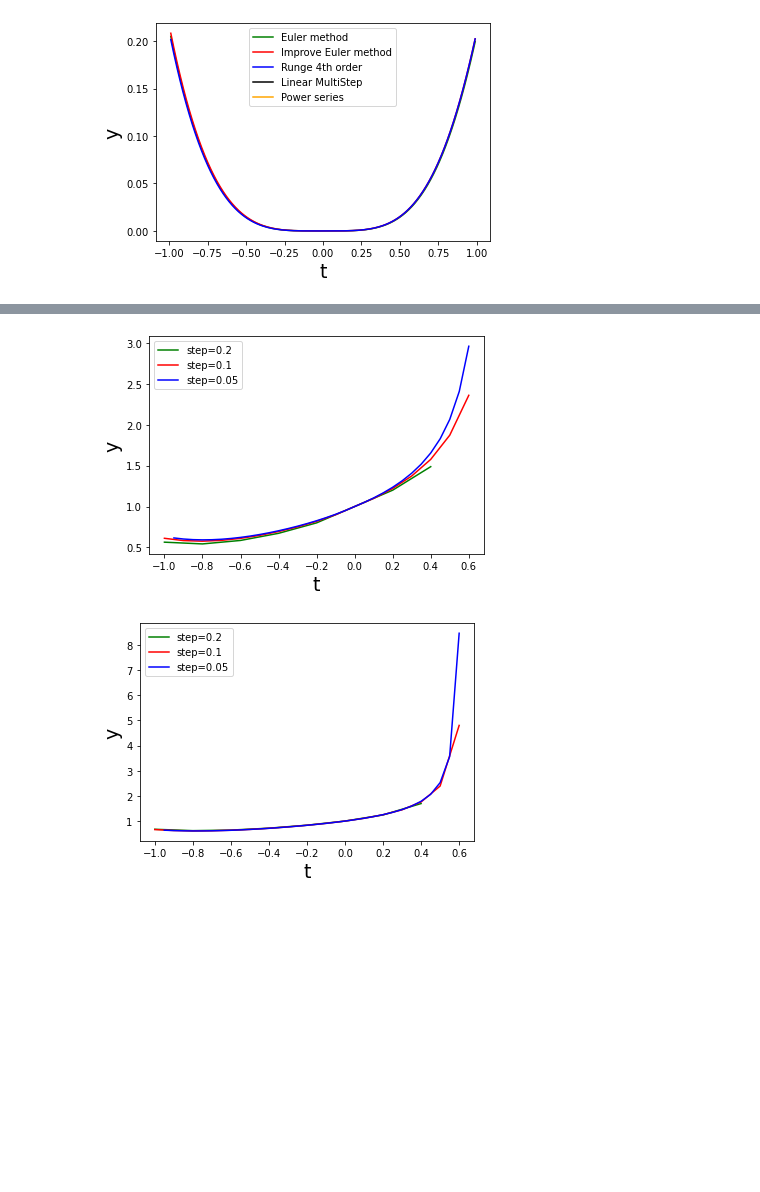
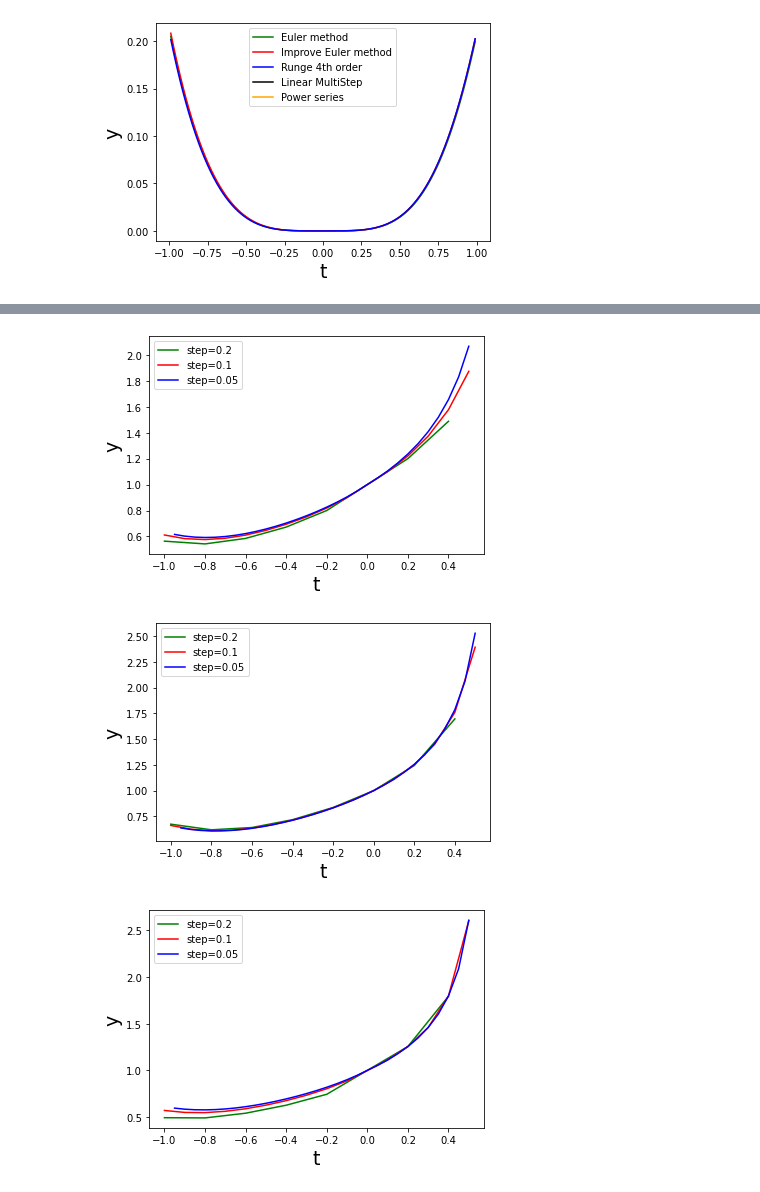
Before and after one commit to junl666/MATH285-Lab-ZJUI-SP23, a Jupyter notebook: math285_lab.ipynb, the cells around one changed output, grey strips where cells are left out. Saved outputs shown, nothing was run; the diff lists cells and outputs as text; code cells hidden in the pictures; blank space fills up the shorter version.

```diff
--- a/math285_lab.ipynb
+++ b/math285_lab.ipynb
@@ -266,8 +267,9 @@ plotDiffSteps(0, -1, 1, 1) # improve Euler
 # %%
 # IVP2, compare one method with different steps
-plotDiffSteps(1, -1, 0.6, 0) # Euler
-plotDiffSteps(1, -1, 0.6, 1) # improve Euler
-                             # others
+plotDiffSteps(1, -1, 0.5, 0) # Euler
+plotDiffSteps(1, -1, 0.5, 1) # improve Euler
+plotDiffSteps(1, -1, 0.5, 2) # RK4
 # %% [output]
-[figure, old version]
+[figure, new version]
-[figure, old version]
+[figure, new version]
+[figure, added]
```
Also changed, not shown: parts of 2 cells of this notebook.
